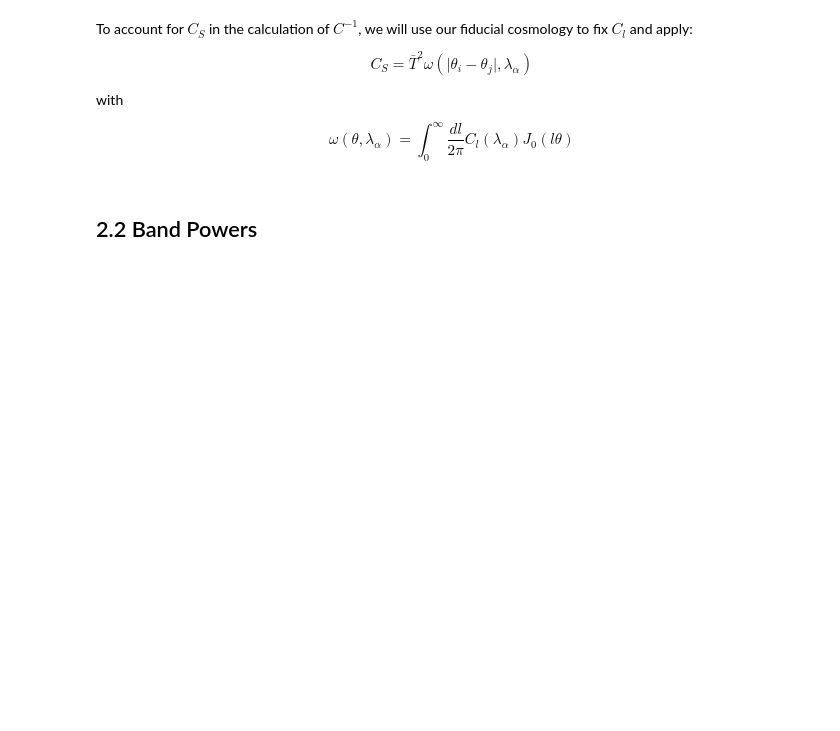
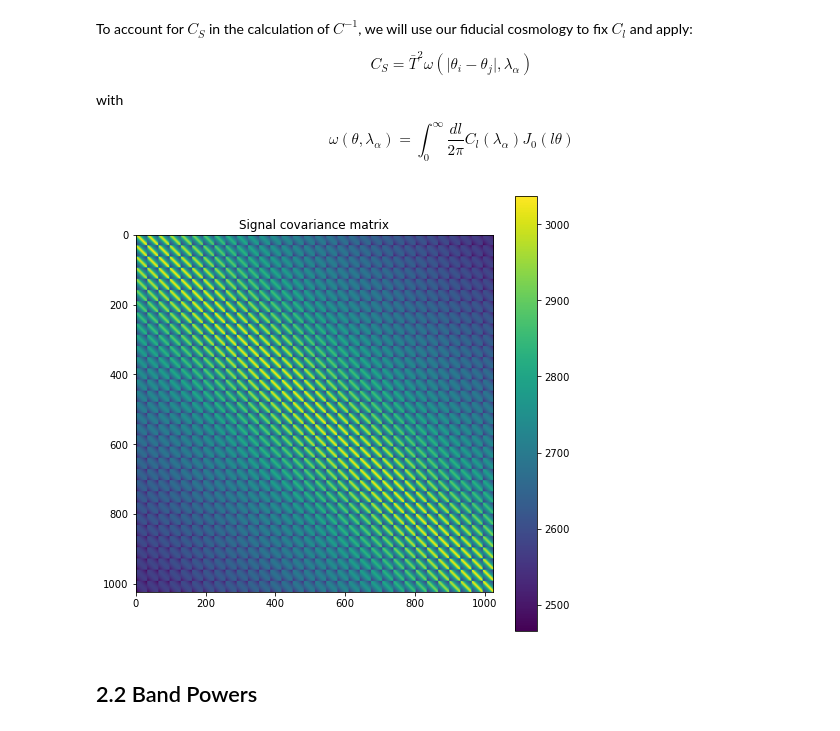
Before and after one commit to EthanMarx/cmb-map-making, a Jupyter notebook: cmb-map-fit.ipynb, the cells around one changed output. Saved outputs shown, nothing was run; the diff lists cells and outputs as text; code cells hidden in the pictures; blank space fills up the shorter version.

```diff
--- a/cmb-map-fit.ipynb
+++ b/cmb-map-fit.ipynb
@@ -296,6 +294,13 @@ for ax in range(thetas.shape[0]):
 thetas = thetas.flatten()
 C_S = Tbar**2 * w_theta(thetas)
 C_S = np.reshape(C_S, (nx*ny,nx*ny))
+# %%
+plt.figure(figsize=(8,8))
+plt.imshow(C_S)
+plt.colorbar()
+plt.title('Signal covariance matrix');
+# %% [output]
+[figure, added]
 # %% [markdown]
 ## 2.2 Band Powers
 # %% [markdown]
```
Also changed, not shown: parts of 8 cells of this notebook, 1 other file.
